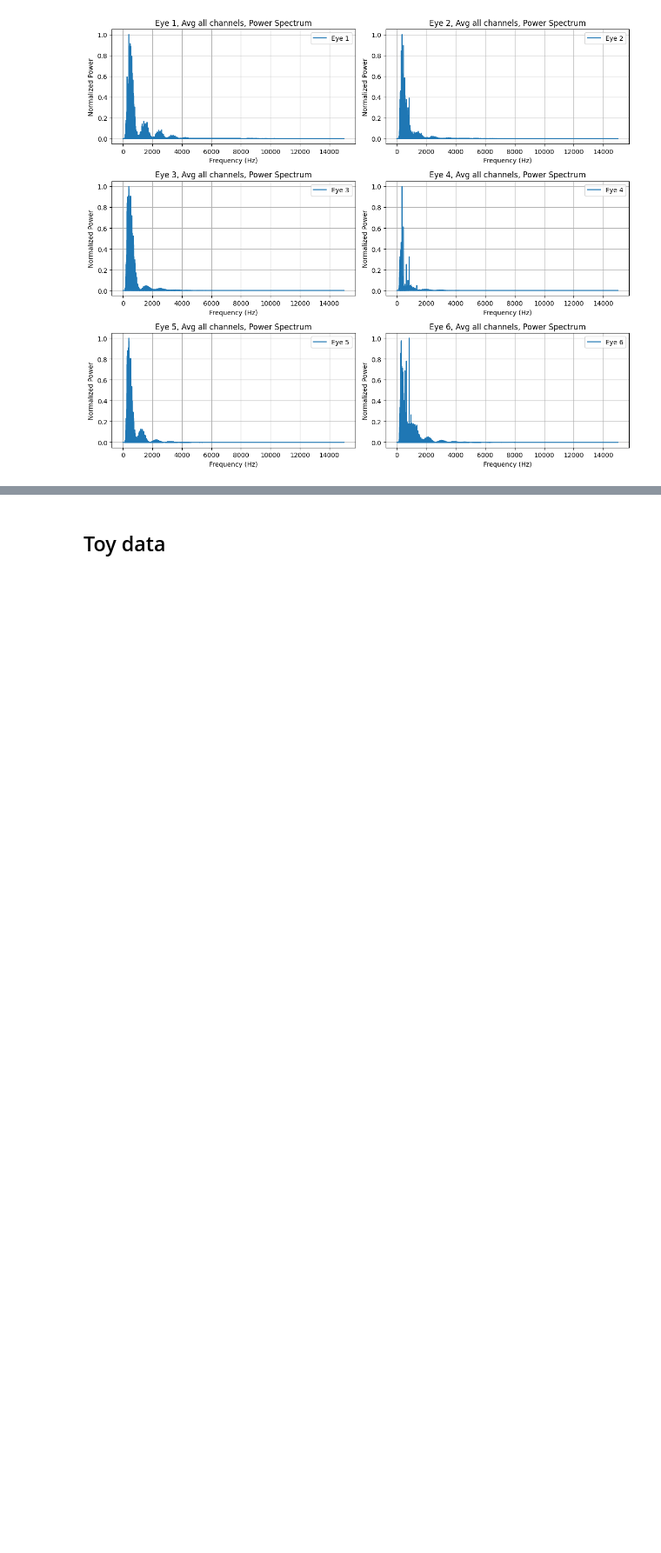
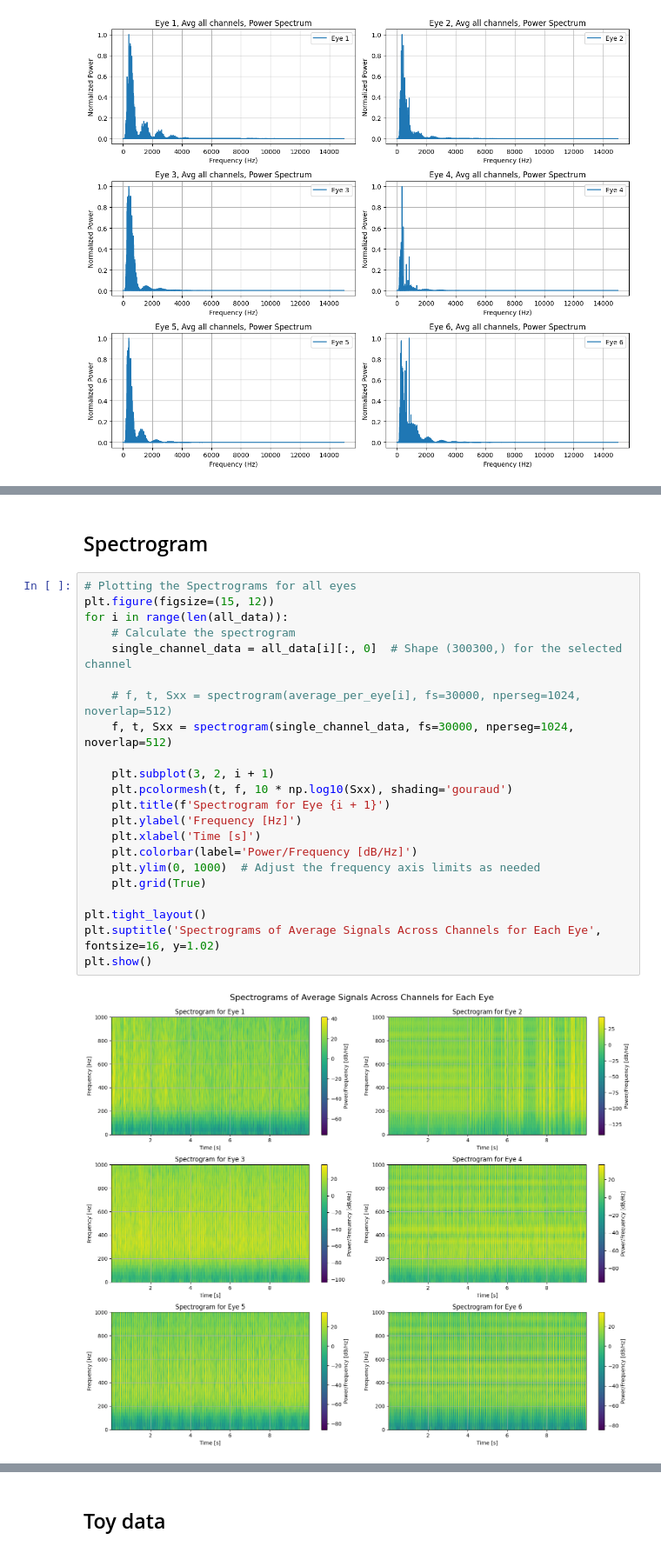
Before and after one commit to Whitesheep18/retinal-ecap-detection, a Jupyter notebook: ml_scripts/frequency_domian_analysis.ipynb, the cells around one changed output, grey strips where cells are left out. Shown at 87% size. Drawn from its saved outputs; the diff is of its cells as text; blank space fills up the shorter version.

```diff
--- a/ml_scripts/frequency_domian_analysis.ipynb
+++ b/ml_scripts/frequency_domian_analysis.ipynb
@@ -168,3 +191,29 @@ plt.show()
+# %% [markdown]
+## Spectrogram
+# %%
+# Plotting the Spectrograms for all eyes
+plt.figure(figsize=(15, 12))
+for i in range(len(all_data)):
+    # Calculate the spectrogram
+    single_channel_data = all_data[i][:, 0]  # Shape (300300,) for the selected channel
+
+    # f, t, Sxx = spectrogram(average_per_eye[i], fs=30000, nperseg=1024, noverlap=512)
+    f, t, Sxx = spectrogram(single_channel_data, fs=30000, nperseg=1024, noverlap=512)
+
+    plt.subplot(3, 2, i + 1)
+    plt.pcolormesh(t, f, 10 * np.log10(Sxx), shading='gouraud')
+    plt.title(f'Spectrogram for Eye {i + 1}')
+    plt.ylabel('Frequency [Hz]')
+    plt.xlabel('Time [s]')
+    plt.colorbar(label='Power/Frequency [dB/Hz]')
+    plt.ylim(0, 1000)  # Adjust the frequency axis limits as needed
+    plt.grid(True)
+
+plt.tight_layout()
+plt.suptitle('Spectrograms of Average Signals Across Channels for Each Eye', fontsize=16, y=1.02)
+plt.show()
+# %% [output]
+[figure, added]
 # %%
 import numpy as np
 import matplotlib.pyplot as plt
```
Also changed, not shown: parts of 9 cells of this notebook, 1 other file.
